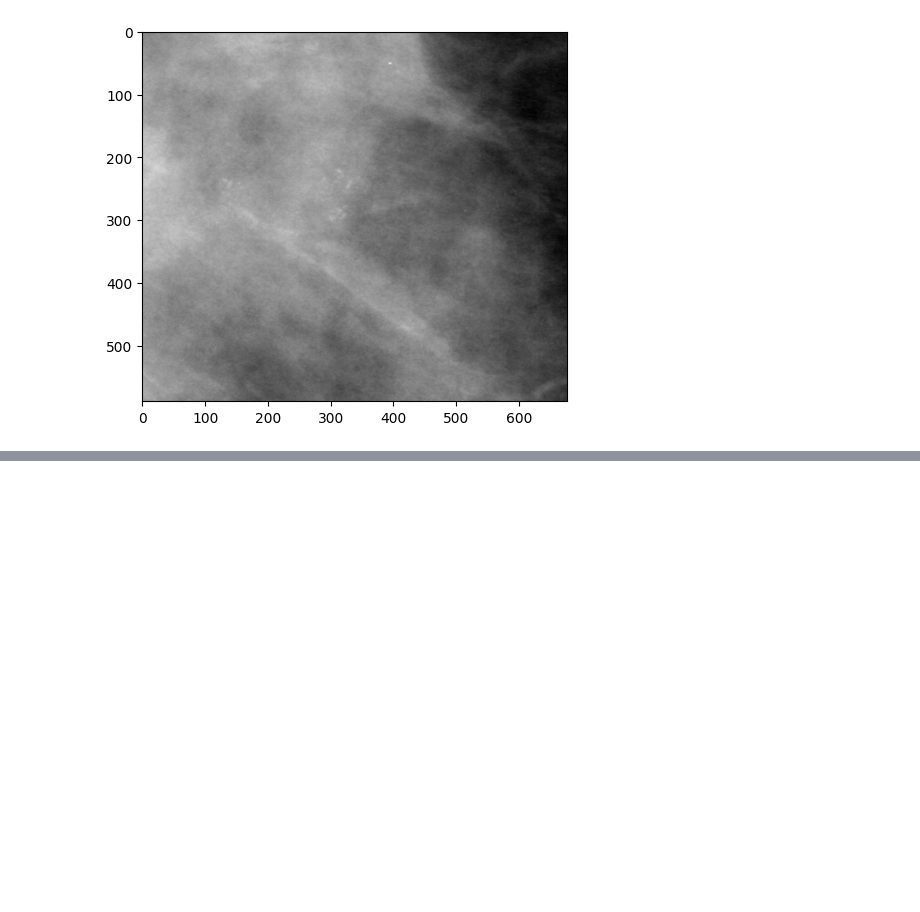
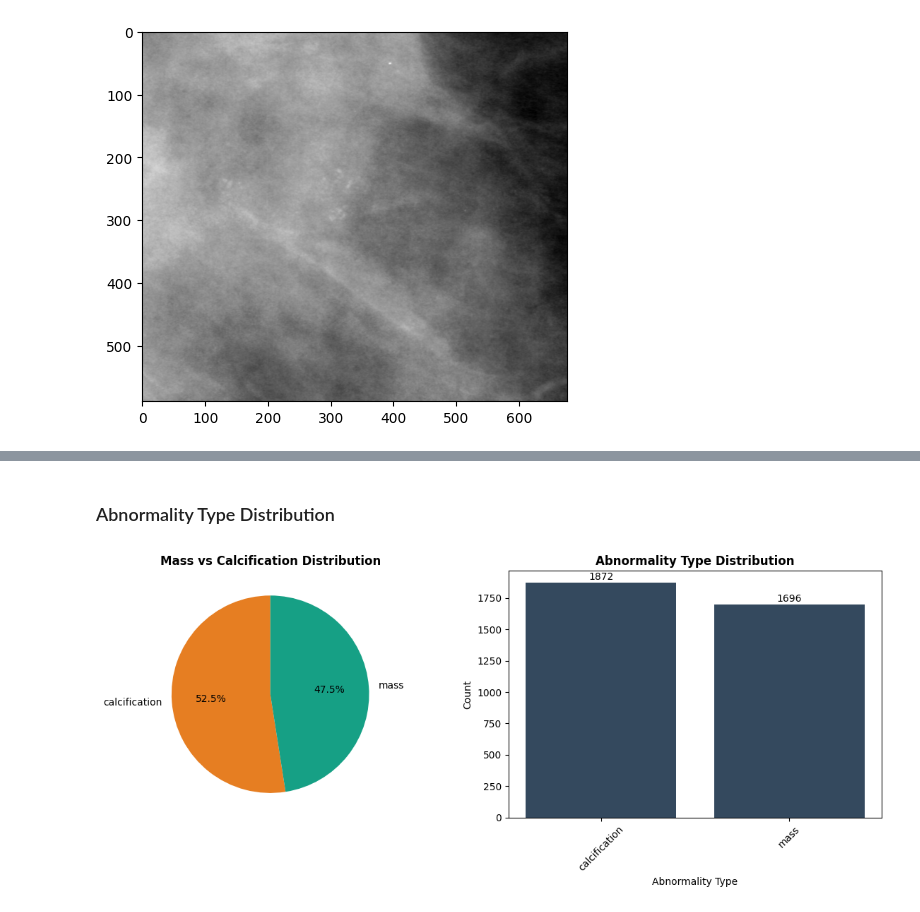
Before and after one commit to lextoumbourou/cm3070-final-project, a Jupyter notebook: notebooks/01-cbis-ddsm.ipynb, the cells around one changed output, grey strips where cells are left out. Cells and saved outputs as stored; diff of their text form; code cells hidden in the pictures; blank space fills up the shorter version.

```diff
--- a/notebooks/01-cbis-ddsm.ipynb
+++ b/notebooks/01-cbis-ddsm.ipynb
@@ -210,0 +306,25 @@ plt.imshow(Image.open(cropped_img_path), cmap="grey")
+# %% [markdown]
+### Abnormality Type Distribution
+# %%
+fig, axes = plt.subplots(1, 2, figsize=(12, 5))
+
+# Abnormality category
+abnormality_counts = all_data_df['abnormality_category'].value_counts()
+axes[0].pie(abnormality_counts.values, labels=abnormality_counts.index, autopct='%1.1f%%',
+            colors=['#e67e22', '#16a085'], startangle=90)
+axes[0].set_title('Mass vs Calcification Distribution', fontsize=12, fontweight='bold')
+
+# Abnormality type (from the original column)
+abnormality_type_counts = all_data_df['abnormality type'].value_counts()
+axes[1].bar(abnormality_type_counts.index, abnormality_type_counts.values, color='#34495e')
+axes[1].set_title('Abnormality Type Distribution', fontsize=12, fontweight='bold')
+axes[1].set_xlabel('Abnormality Type')
+axes[1].set_ylabel('Count')
+axes[1].tick_params(axis='x', rotation=45)
+for i, v in enumerate(abnormality_type_counts.values):
+    axes[1].text(i, v + 5, str(v), ha='center', va='bottom')
+
+plt.tight_layout()
+plt.show()
+# %% [output]
+[figure, added]
```
Also changed, not shown: parts of 20 cells of this notebook, 2 other files.
